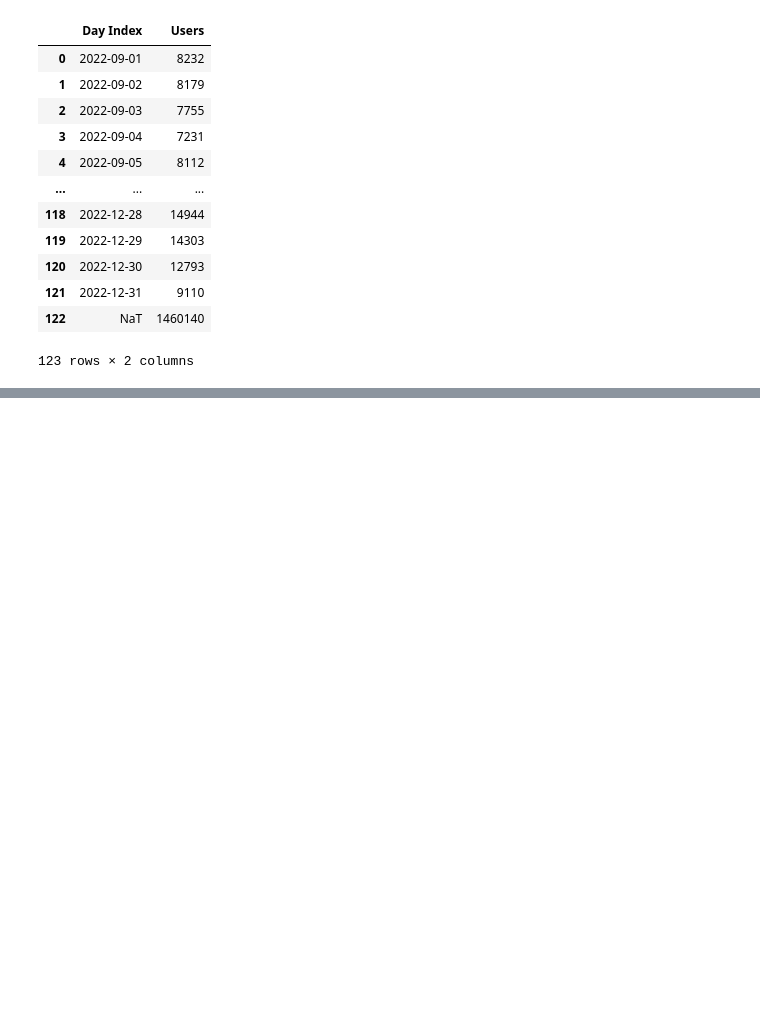
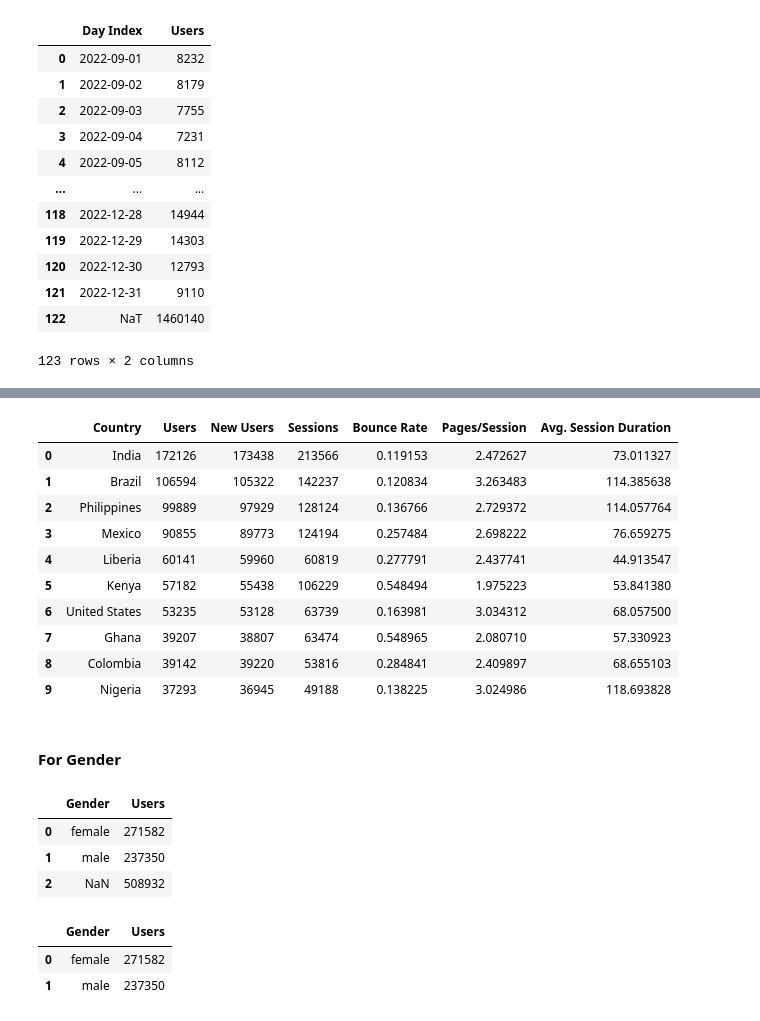
Before and after one commit to donaldebube/WFD-Python-Code, a Jupyter notebook: GADR_Python_Code.ipynb, the cells around one changed output, grey strips where cells are left out. Drawn from its saved outputs; the diff is of its cells as text; code cells hidden in the pictures; blank space fills up the shorter version.

```diff
--- a/GADR_Python_Code.ipynb
+++ b/GADR_Python_Code.ipynb
@@ -86,0 +146,25 @@ gadr_users
+# %%
+gadr_geography.drop(index=10, inplace=True)
+# %%
+gadr_geography
+# %% [output]
+|  | Country | Users | New Users | Sessions | Bounce Rate | Pages/Session | Avg. Session Duration |
+| 0 | India | 172126 | 173438 | 213566 | 0.119153 | 2.472627 | 73.011327 |
+| 1 | Brazil | 106594 | 105322 | 142237 | 0.120834 | 3.263483 | 114.385638 |
+| 2 | Philippines | 99889 | 97929 | 128124 | 0.136766 | 2.729372 | 114.057764 |
+| 3 | Mexico | 90855 | 89773 | 124194 | 0.257484 | 2.698222 | 76.659275 |
+| 4 | Liberia | 60141 | 59960 | 60819 | 0.277791 | 2.437741 | 44.913547 |
+| 5 | Kenya | 57182 | 55438 | 106229 | 0.548494 | 1.975223 | 53.841380 |
+| 6 | United States | 53235 | 53128 | 63739 | 0.163981 | 3.034312 | 68.057500 |
+| 7 | Ghana | 39207 | 38807 | 63474 | 0.548965 | 2.080710 | 57.330923 |
+| 8 | Colombia | 39142 | 39220 | 53816 | 0.284841 | 2.409897 | 68.655103 |
+| 9 | Nigeria | 37293 | 36945 | 49188 | 0.138225 | 3.024986 | 118.693828 |
+# %% [markdown]
+#### For Gender
+# %%
+gadr_gender
+# %% [output]
+|  | Gender | Users |
+| 0 | female | 271582 |
+| 1 | male | 237350 |
+| 2 | NaN | 508932 |
@@ -86,0 +173,6 @@ gadr_users
+# %%
+gadr_gender
+# %% [output]
+|  | Gender | Users |
+| 0 | female | 271582 |
+| 1 | male | 237350 |
```
Also changed, not shown: parts of 10 cells of this notebook.
